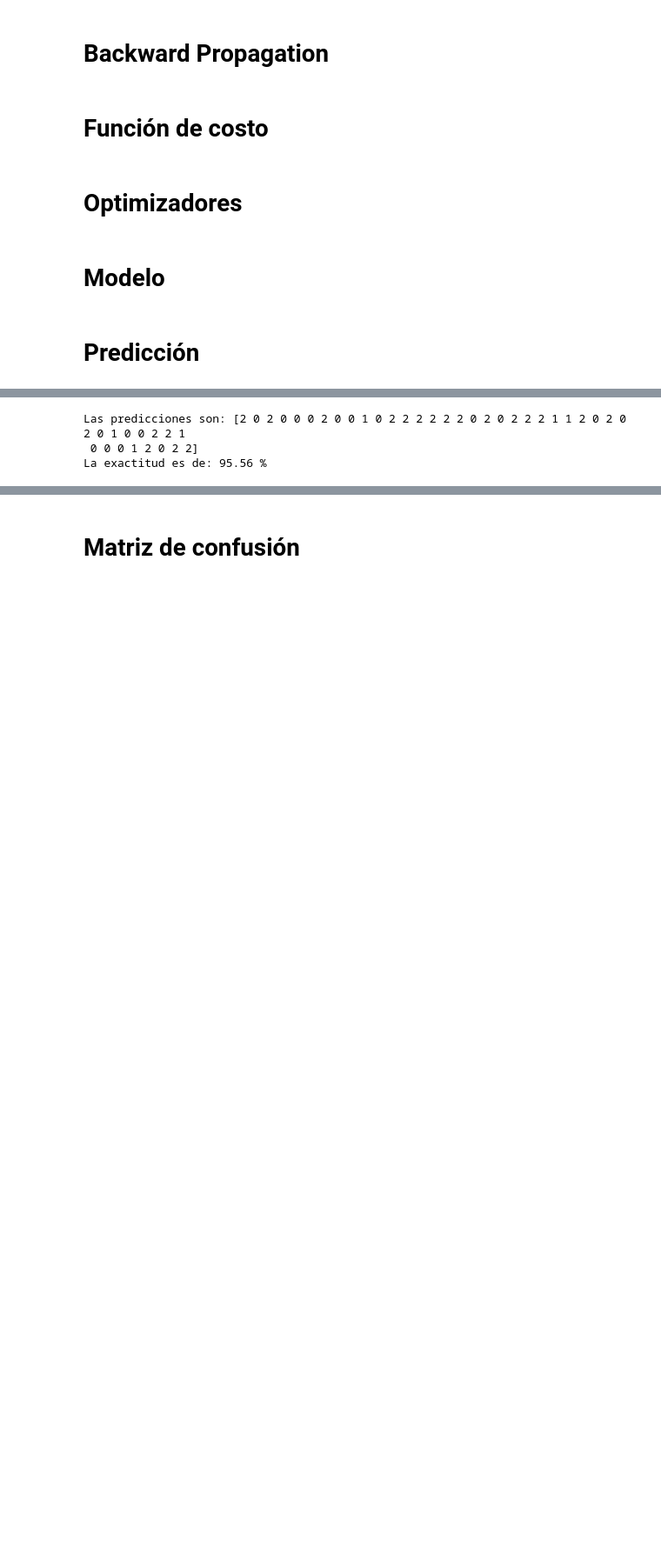
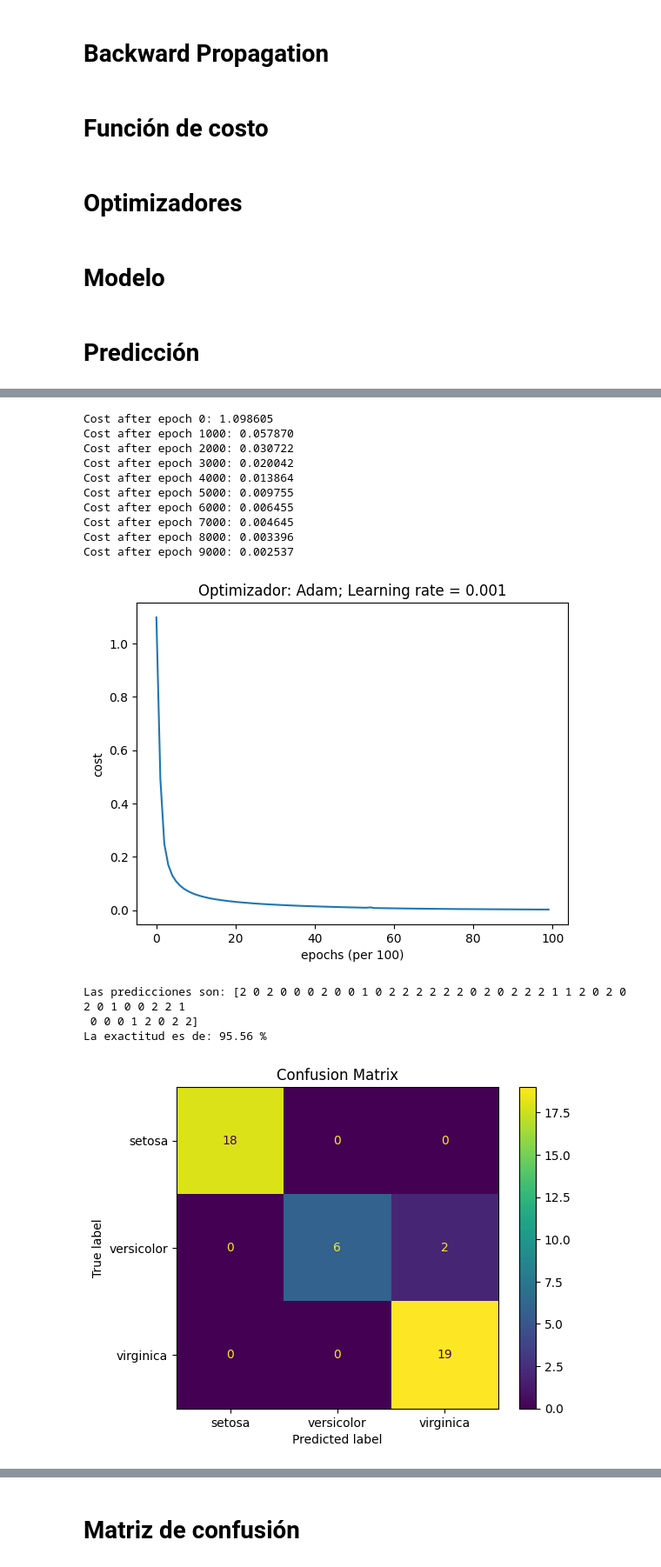
Before and after one commit to alejandroalemanaleman/RedNeuronal_OH, a Jupyter notebook: RedNeuronal.ipynb, the cells around one changed output, grey strips where cells are left out. Shown: that part at 87% size. Cells and saved outputs as stored; diff of their text form; code cells hidden in the pictures; blank space fills up the shorter version.

```diff
--- a/RedNeuronal.ipynb
+++ b/RedNeuronal.ipynb
@@ -279,8 +361,37 @@ Cost after epoch 9000: 0.004193
 # %%
-predictions, accuracy = predict(X_test, parameters, y_test)
-print(f'Las predicciones son: {predictions}')
-print(f'La exactitud es de: {accuracy*100:.2f} %')
+lr = [0.001, 0.1]
+op = ["Adam", "Estocastic"]
+
+for i in range(len(lr)):
+    parameters = model(X_train, y_train, layers_dims, optimizer_use=op[i], learning_rate=lr[i])
+    predictions, accuracy = predict(X_test, parameters, y_test)
+    print(f'Las predicciones son: {predictions}')
+    print(f'La exactitud es de: {accuracy*100:.2f} %')
+    y_test_labels = np.argmax(y_test, axis=1)
+
+# Calculate confusion matrix
+    cm = confusion_matrix(y_test_labels, predictions)
+
+    # Plot confusion matrix
+    disp = ConfusionMatrixDisplay(confusion_matrix=cm, display_labels=iris.target_names)
+    disp.plot()
+    plt.title("Confusion Matrix")
+    plt.grid(False)
+    plt.show()
+    print(f'------------------------\n')
 # %% [output]
-Las predicciones son: [2 0 2 0 0 0 2 0 0 1 0 2 2 2 2 2 2 0 2 0 2 2 2 1 1 2 0 2 0 2 0 1 0 0 2 2 1
- 0 0 0 1 2 0 2 2]
-La exactitud es de: 95.56 %
+Cost after epoch 0: 1.098605
+Cost after epoch 1000: 0.057870
+Cost after epoch 2000: 0.030722
+Cost after epoch 3000: 0.020042
+Cost after epoch 4000: 0.013864
+Cost after epoch 5000: 0.009755
+Cost after epoch 6000: 0.006455
+Cost after epoch 7000: 0.004645
+Cost after epoch 8000: 0.003396
+Cost after epoch 9000: 0.002537
+[figure, added]
+Las predicciones son: [2 0 2 0 0 0 2 0 0 1 0 2 2 2 2 2 2 0 2 0 2 2 2 1 1 2 0 2 0 2 0 1 0 0 2 2 1
+ 0 0 0 1 2 0 2 2]
+La exactitud es de: 95.56 %
+[figure, added]
```
Also changed, not shown: parts of 6 cells of this notebook.
